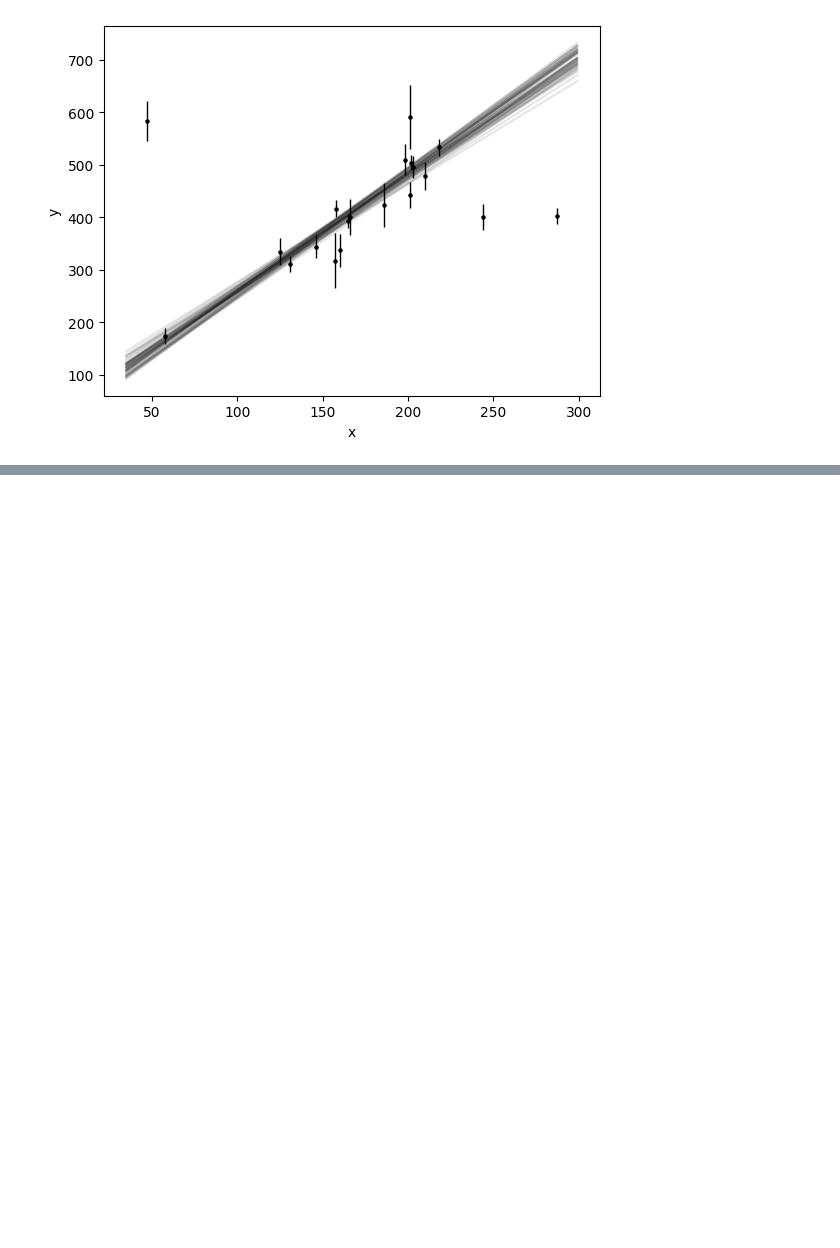
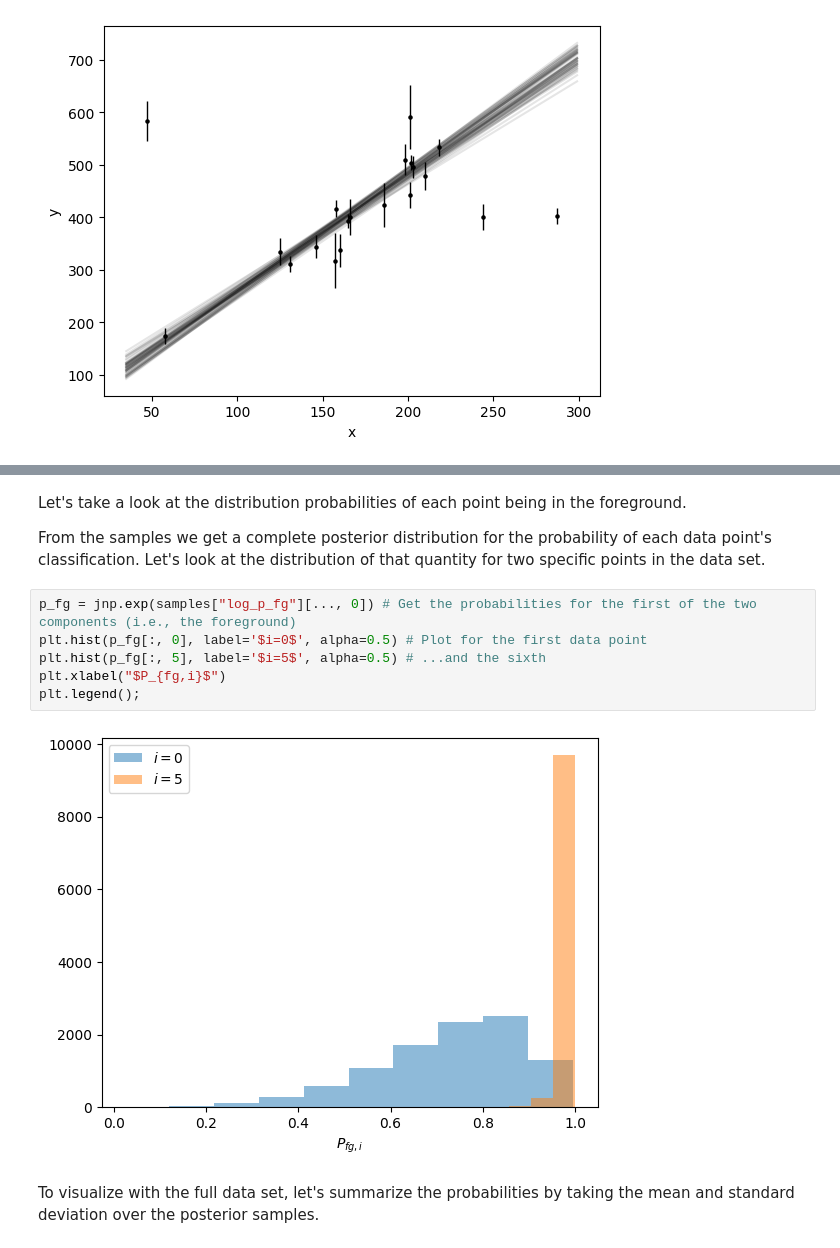
Before and after one commit to wrighj26/scicomp2_F25_wright, a Jupyter notebook: notebooks/Modeling Outliers w NumPyro.ipynb, the cells around one changed output, grey strips where cells are left out. Cells and saved outputs as stored; diff of their text form; blank space fills up the shorter version.

Commit message:
add outlier classification prob. to notebook

```diff
--- a/notebooks/Modeling Outliers w NumPyro.ipynb
+++ b/notebooks/Modeling Outliers w NumPyro.ipynb
@@ -283,0 +280,14 @@ Let's take a look at the distribution probabilities of each point being in the f
+# %% [markdown]
+Let's take a look at the distribution probabilities of each point being in the foreground.
+
+From the samples we get a complete posterior distribution for the probability of each data point's classification.  Let's look at the distribution of that quantity for two specific points in the data set.
+# %%
+p_fg = jnp.exp(samples["log_p_fg"][..., 0]) # Get the probabilities for the first of the two components (i.e., the foreground)
+plt.hist(p_fg[:, 0], label='$i=0$', alpha=0.5) # Plot for the first data point
+plt.hist(p_fg[:, 5], label='$i=5$', alpha=0.5) # ...and the sixth
+plt.xlabel("$P_{fg,i}$")
+plt.legend();
+# %% [output]
+[figure, added]
+# %% [markdown]
+To visualize with the full data set, let's summarize the probabilities by taking the mean and standard deviation over the posterior samples.
```
Also changed, not shown: parts of 6 cells of this notebook.
